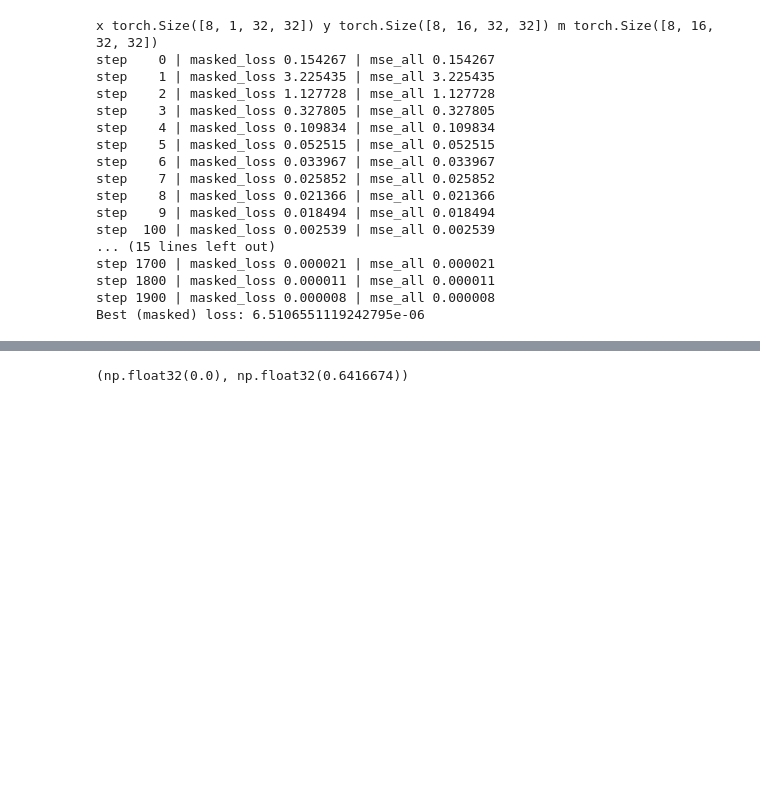
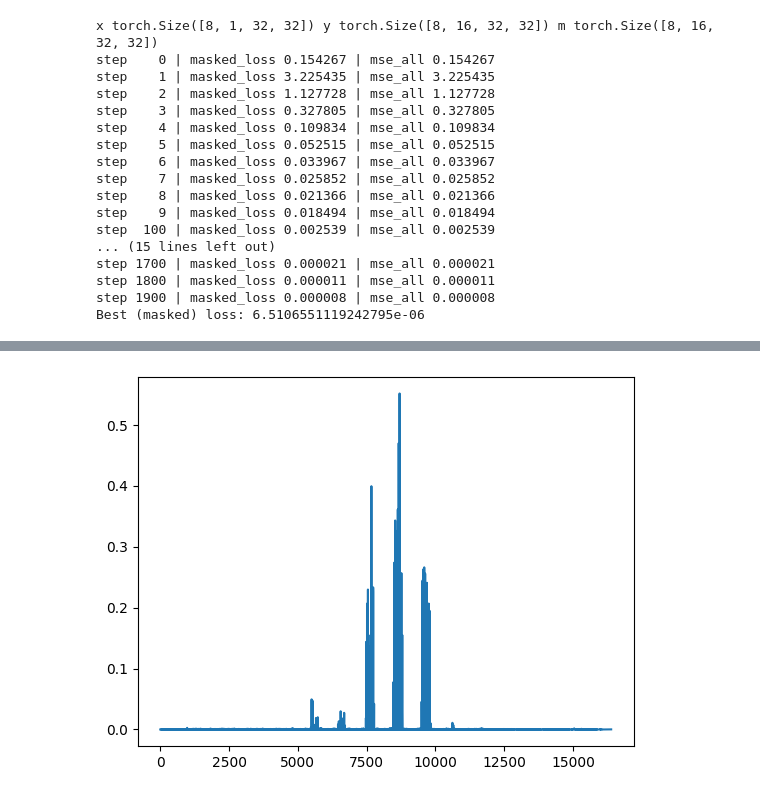
Before and after one commit to Exascale-Systems/geai, a Jupyter notebook: archive/debugger.ipynb, the cells around one changed output, grey strips where cells are left out. Drawn from its saved outputs; the diff is of its cells as text; code cells hidden in the pictures; blank space fills up the shorter version.

```diff
--- a/archive/debugger.ipynb
+++ b/archive/debugger.ipynb
@@ -455,18 +659,18 @@ true.min(), true.max()
 # %%
 import matplotlib.pyplot as plt
 
 device = torch.device("cuda" if torch.cuda.is_available() else "cpu")
 net = GravInvNet().to(device)
-ckpt_path = Path("checkpoints/overfit.pt")
+ckpt_path = Path("weights/singleblock.pt")
 if ckpt_path.exists():
     state = torch.load(ckpt_path, map_location=device)
     net.load_state_dict(state["model"] if "model" in state else state)
 pred_flat = inspect_prediction(sample, shape, stats, device, net)
-pred_phys_flat = denorm_y(pred_flat, stats)           # physical units (e.g., g/cc)
+pred_phys_flat = denorm(pred_flat, stats)           # physical units (e.g., g/cc)
 
 pred_phys_flat.min(), pred_phys_flat.max()
 
-# plt.plot(pred_phys_flat)
-# plt.show()
+plt.plot(pred_phys_flat)
+plt.show()
 # %% [output]
-(np.float32(0.0), np.float32(0.6416674))
+[figure, added]
```
Also changed, not shown: parts of 8 cells of this notebook, 8 other files.
